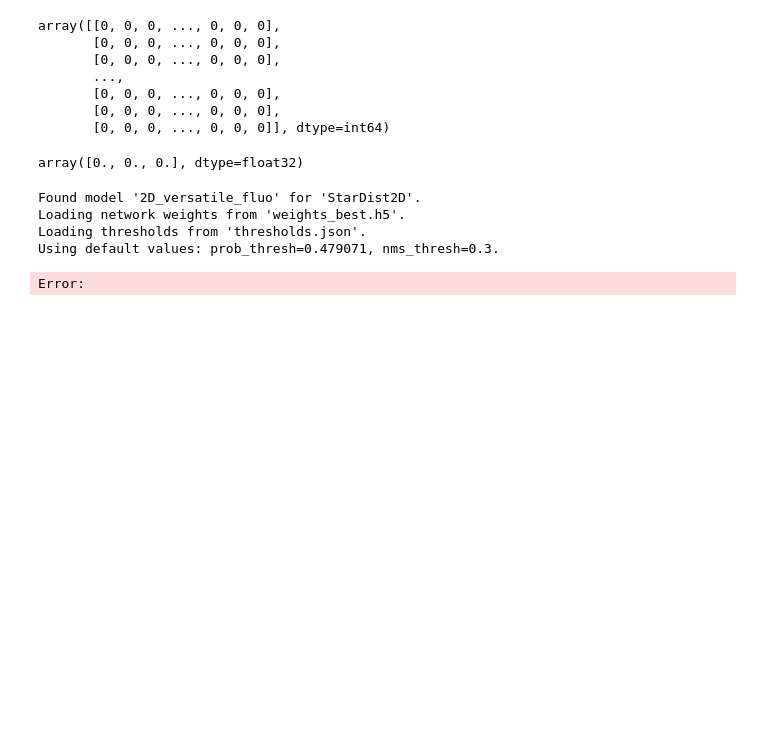
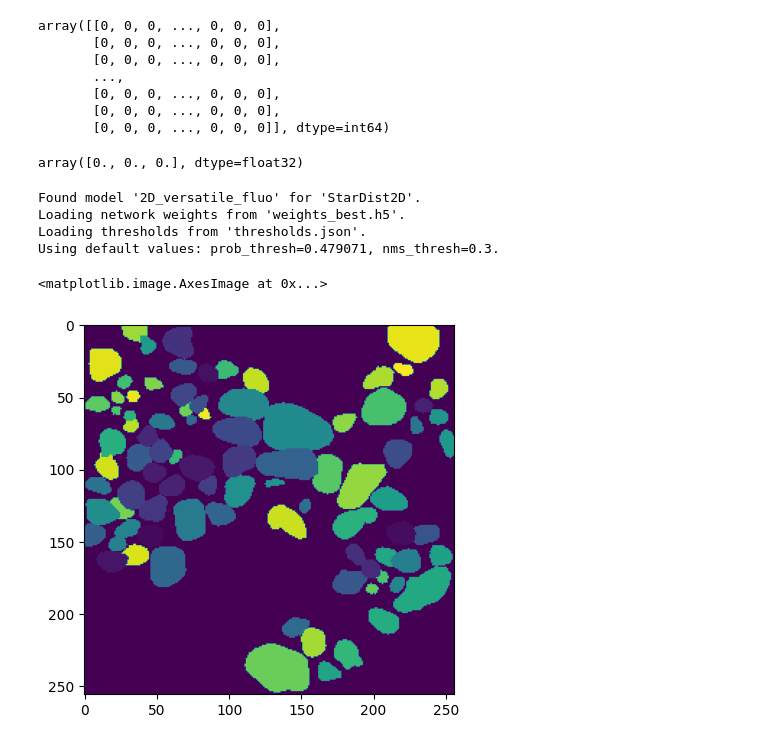
Before and after one commit to uw-loci/curvelets, a Jupyter notebook: src/CurveAlign_CT-FIRE/Cellanalysis/toolevaluation/test_tissuenet.ipynb, the cells around one changed output. Saved outputs shown, nothing was run; the diff lists cells and outputs as text; code cells hidden in the pictures; blank space fills up the shorter version.

```diff
--- a/src/CurveAlign_CT-FIRE/Cellanalysis/toolevaluation/test_tissuenet.ipynb
+++ b/src/CurveAlign_CT-FIRE/Cellanalysis/toolevaluation/test_tissuenet.ipynb
@@ -104,15 +104,22 @@ dp_ap = average_precision(y_test[...,1], masks)
 dp_ap[1]
 # %% [output]
 array([0., 0., 0.], dtype=float32)
+# %%
+sd_nuclear = StarDist2D.from_pretrained('2D_versatile_fluo')
+# %% [output]
+Found model '2D_versatile_fluo' for 'StarDist2D'.
+Loading network weights from 'weights_best.h5'.
+Loading thresholds from 'thresholds.json'.
+Using default values: prob_thresh=0.479071, nms_thresh=0.3.
+# %%
+first = sd_nuclear.predict_instances(normalize(X_test[0,...,0]))
+# %%
+plt.imshow(first[0])
+# %% [output]
+<matplotlib.image.AxesImage at 0x...>
+[figure, added]
 # %%
-sd_nuclear = StarDist2D.from_pretrained('2D_versatile_fluo')
-sd_preds = [sd_nuclear.predict_instances(normalize(x[..., 0])) for x in X_test]
+sd_preds = [sd_nuclear.predict_instances(normalize(x[..., 0]))[0] for x in X_test]
 masks = np.array(sd_preds)
-# %% [output]
-Found model '2D_versatile_fluo' for 'StarDist2D'.
-Loading network weights from 'weights_best.h5'.
-Loading thresholds from 'thresholds.json'.
-Using default values: prob_thresh=0.479071, nms_thresh=0.3.
-Error:
 # %%
 sd_ap = average_precision(y_test[...,1], masks)
```
